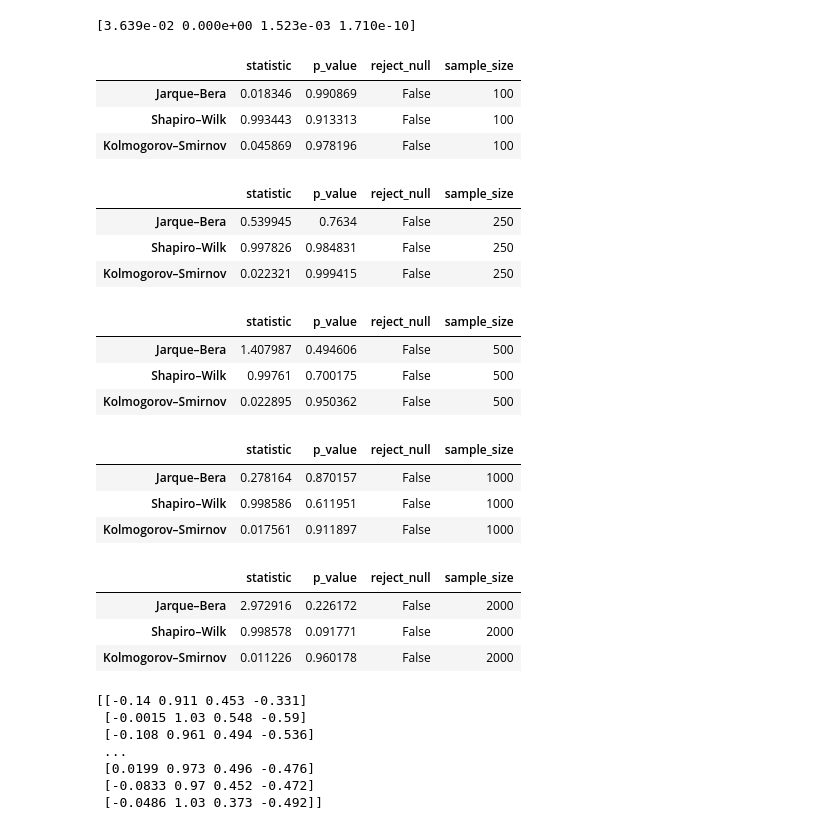
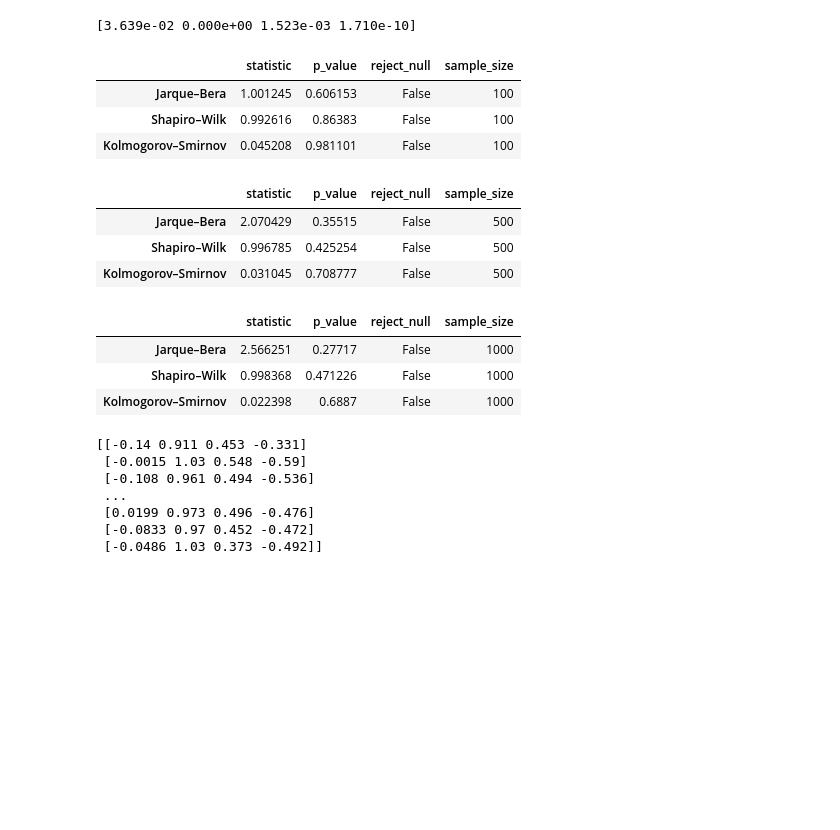
Before and after one commit to manuelgonzalzz/advanced-seminar, a Jupyter notebook: autocorrelation.ipynb, the cells around one changed output. Saved outputs shown, nothing was run; the diff lists cells and outputs as text; code cells hidden in the pictures; blank space fills up the shorter version.

```diff
--- a/autocorrelation.ipynb
+++ b/autocorrelation.ipynb
@@ -182,7 +201,7 @@ fig.update_layout(
 fig.show()
 # %%
 # --- Normality tests for different values of sample sizes T ---
-sample_sizes = [100, 250, 500, 1000, 2000]
+sample_sizes = [100, 500, 1000]
 
 for T in sample_sizes:
     results = one_replication(T, phi, betas_true, bandwidth)
@@ -197,51 +216,43 @@ for T in sample_sizes:
     sw_stat, sw_p = stats.shapiro(residuals_studentized)
 
     # Kolmogorov–Smirnov test
     ks_stat, ks_p = stats.kstest(residuals_studentized, 'norm')
 
     # --- Collect results ---
     tests_results = {
         'Jarque–Bera': {
             'statistic': jb_stat,
             'p_value': jb_p,
             'reject_null': jb_p < 0.05,
             'sample_size': T
         },
         'Shapiro–Wilk': {
             'statistic': sw_stat,
             'p_value': sw_p,
             'reject_null': sw_p < 0.05,
             'sample_size': T
         },
         'Kolmogorov–Smirnov': {
             'statistic': ks_stat,
             'p_value': ks_p,
             'reject_null': ks_p < 0.05,
             'sample_size': T
         }
     }
     display(pd.DataFrame(tests_results).T)
 # %% [output]
 |  | statistic | p_value | reject_null | sample_size |
-| Jarque–Bera | 0.018346 | 0.990869 | False | 100 |
-| Shapiro–Wilk | 0.993443 | 0.913313 | False | 100 |
-| Kolmogorov–Smirnov | 0.045869 | 0.978196 | False | 100 |
+| Jarque–Bera | 1.001245 | 0.606153 | False | 100 |
+| Shapiro–Wilk | 0.992616 | 0.86383 | False | 100 |
+| Kolmogorov–Smirnov | 0.045208 | 0.981101 | False | 100 |
 |  | statistic | p_value | reject_null | sample_size |
-| Jarque–Bera | 0.539945 | 0.7634 | False | 250 |
-| Shapiro–Wilk | 0.997826 | 0.984831 | False | 250 |
-| Kolmogorov–Smirnov | 0.022321 | 0.999415 | False | 250 |
+| Jarque–Bera | 2.070429 | 0.35515 | False | 500 |
+| Shapiro–Wilk | 0.996785 | 0.425254 | False | 500 |
+| Kolmogorov–Smirnov | 0.031045 | 0.708777 | False | 500 |
 |  | statistic | p_value | reject_null | sample_size |
-| Jarque–Bera | 1.407987 | 0.494606 | False | 500 |
-| Shapiro–Wilk | 0.99761 | 0.700175 | False | 500 |
-| Kolmogorov–Smirnov | 0.022895 | 0.950362 | False | 500 |
+| Jarque–Bera | 2.566251 | 0.27717 | False | 1000 |
+| Shapiro–Wilk | 0.998368 | 0.471226 | False | 1000 |
+| Kolmogorov–Smirnov | 0.022398 | 0.6887 | False | 1000 |
-|  | statistic | p_value | reject_null | sample_size |
-| Jarque–Bera | 0.278164 | 0.870157 | False | 1000 |
-| Shapiro–Wilk | 0.998586 | 0.611951 | False | 1000 |
-| Kolmogorov–Smirnov | 0.017561 | 0.911897 | False | 1000 |
-|  | statistic | p_value | reject_null | sample_size |
-| Jarque–Bera | 2.972916 | 0.226172 | False | 2000 |
-| Shapiro–Wilk | 0.998578 | 0.091771 | False | 2000 |
-| Kolmogorov–Smirnov | 0.011226 | 0.960178 | False | 2000 |
 # %%
 def montecarlo_analysis(T, phi, betas, bandwidth, n_rep=10000):
     """Run Monte Carlo to check CI coverage and p-values"""
```
Also changed, not shown: parts of 1 cell of this notebook, 1 other file.
